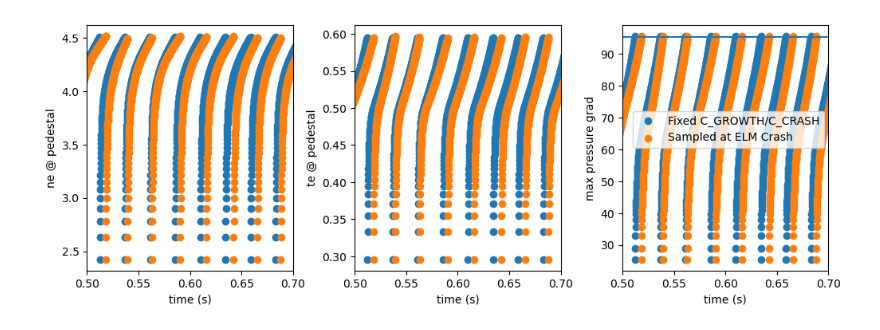
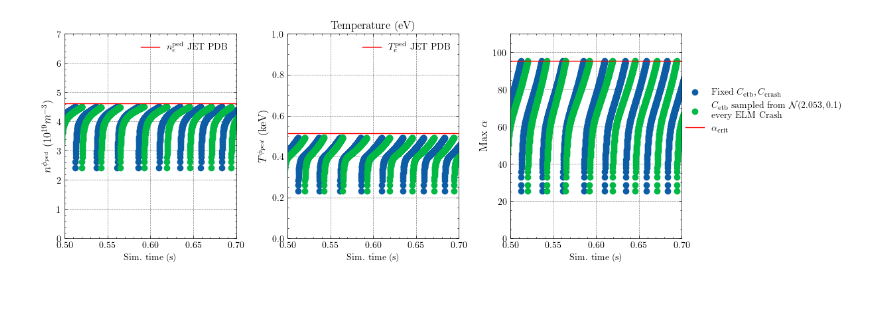
Before and after one commit to fusionby2030/trans_shenanigans, a Jupyter notebook: models/data_driven/plot_outputs.ipynb, the cells around one changed output. Saved outputs shown, nothing was run; the diff lists cells and outputs as text; code cells hidden in the pictures; blank space fills up the shorter version.

```diff
--- a/models/data_driven/plot_outputs.ipynb
+++ b/models/data_driven/plot_outputs.ipynb
@@ -6,10 +6,15 @@ from helpers import Domain, calculate_pressure
 from load_data import get_fit_params_from_pdbshot, load_single_pulse_struct, PulseStruct, KineticProfileStruct, SignalStruct
 import pickle
 from dataclasses import dataclass
+import scienceplots
+plt.style.use(['grid', 'science'])
 # %%
 LOCAL_SAVE_DIR = "/scratch/project_2009007/stability_fun/trans_shenanigans/models/data_driven/outputs"
 JET_PDB_DIR    = "/scratch/project_2009007/stability_fun/data"
+LOCAL_SAVE_DIR = "/home/akadam/EUROfusion/2024/pedestal_transport/models/data_driven/outputs"
+JET_PDB_DIR    = "/home/akadam/EUROfusion/2024/data"
 BASE_PULSE_DIR = JET_PDB_DIR
+figure_savedir = "/home/akadam/EUROfusion/2024/pedestal_transport/models/data_driven/figures"
 # %%
 
 
@@ -245,29 +383,47 @@ ne_ped_idx = np.argmin(abs(fixed_res.xdomain.phi_norm - (ne_fit_params.p - ne_fi
+# %%
+te_ped_idx = np.argmin(abs(fixed_res.xdomain.phi_norm - (te_fit_params.p - te_fit_params.w)))
+ne_ped_idx = np.argmin(abs(fixed_res.xdomain.phi_norm - (ne_fit_params.p - ne_fit_params.w)))
 # %%
 fig, axs = plt.subplots(1, 3, figsize=(12, 4))
 
 axs[0].scatter(fixed_res.all_times, fixed_res.all_ne[:, ne_ped_idx])
-axs[1].scatter(fixed_res.all_times, fixed_res.all_te[:, te_ped_idx])
-axs[2].scatter(fixed_res.all_times, fixed_res.all_alpha, label='Fixed C_GROWTH/C_CRASH')
+axs[1].scatter(fixed_res.all_times, fixed_res.all_te[:, te_ped_idx + 20])
+axs[2].scatter(fixed_res.all_times, fixed_res.all_alpha, label=r'Fixed $C_\text{etb}, C_\text{crash}$')
+p = 0
 for n, prob_res in enumerate(prob_res_many):
-    if prob_res.all_times[-1] < 0.8:
+    if n in [1, 2, 7, 10] or prob_res.all_times.max() < 0.3 or prob_res.config.mode != 2:
+        continue
+    p += 1
+    if p != 2:
         continue
     axs[0].scatter(prob_res.all_times, prob_res.all_ne[:, ne_ped_idx])
-    axs[1].scatter(prob_res.all_times, prob_res.all_te[:, te_ped_idx])
-    axs[2].scatter(prob_res.all_times, prob_res.all_alpha, label='Sampled at ELM Crash')
-    break
+    axs[1].scatter(prob_res.all_times, prob_res.all_te[:, te_ped_idx + 20])
+    axs[2].scatter(prob_res.all_times, prob_res.all_alpha, label=r'$C_\text{etb}$ sampled from $\mathcal{N}(2.053, 0.1)$' + '\n every ELM Crash')
 
-axs[0].set_ylabel('ne @ pedestal')
-axs[1].set_ylabel('te @ pedestal')
-axs[2].set_ylabel('max pressure grad')
+axs[1].axhline(te_fit_params.h1, color='red', label=r'$T_e^\text{ped}$ JET PDB')
+axs[0].axhline(ne_fit_params.h1, color='red', label=r'$n_e^\text{ped}$ JET PDB')
+
+axs[0].set_ylabel(r'$n^{\phi_{ped}}$  ($10^{19} m^{-3}$)', fontsize=12)# set_ylabel('ne @ pedestal')
+axs[1].set_ylabel(r'$T^{\phi_{ped}}$ (keV)', fontsize=12)
+axs[2].set_ylabel(r'Max $\alpha$', fontsize=12)
+axs[1].legend()
+axs[0].legend()
 for ax in axs:
-    ax.set_xlabel('time (s)')
+    ax.set_xlabel('Sim. time (s)')
     ax.set_xlim(0.5, 0.7)
-axs[2].axhline(ALPHA_CRIT)
-axs[2].legend(loc=(0.05, 0.5))
+axs[2].axhline(ALPHA_CRIT, color='red', label=r'$\alpha_\text{crit}$')
+axs[2].legend(loc=(1.00, 0.5))
+axs[0].set_ylim(0, 7.)
+axs[1].set_ylim(0, 1.0)
+axs[2].set_ylim(0, 110)
+axs[0].set_label('Density (m$^-3$)')
+axs[1].set_title('Temperature (eV)')
 fig.subplots_adjust(wspace=0.3)
+savename = os.path.join(figure_savedir, f'{shot_num}_etb_sample_timevolve.png')
+fig.savefig(savename, dpi=300, transparent=True)
 plt.show()
 # %% [output]
-[figure, old version]
+[figure, new version]
 # %%
 def get_tau_interelms(res: Result) -> np.ndarray:
     elm_events = res.all_alpha >= ALPHA_CRIT
```
Also changed, not shown: parts of 8 cells of this notebook, 17 other files.
